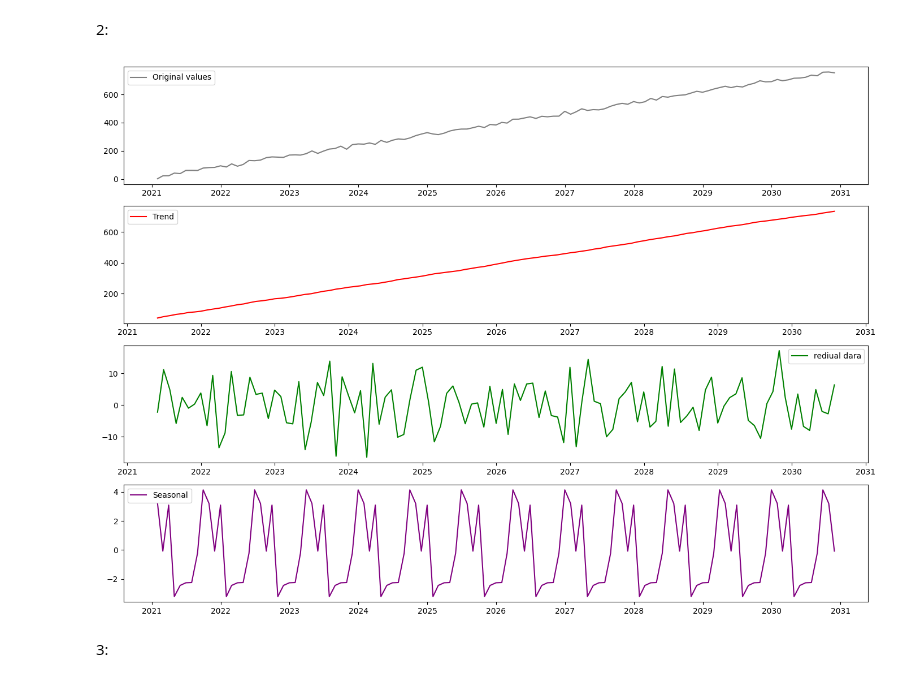
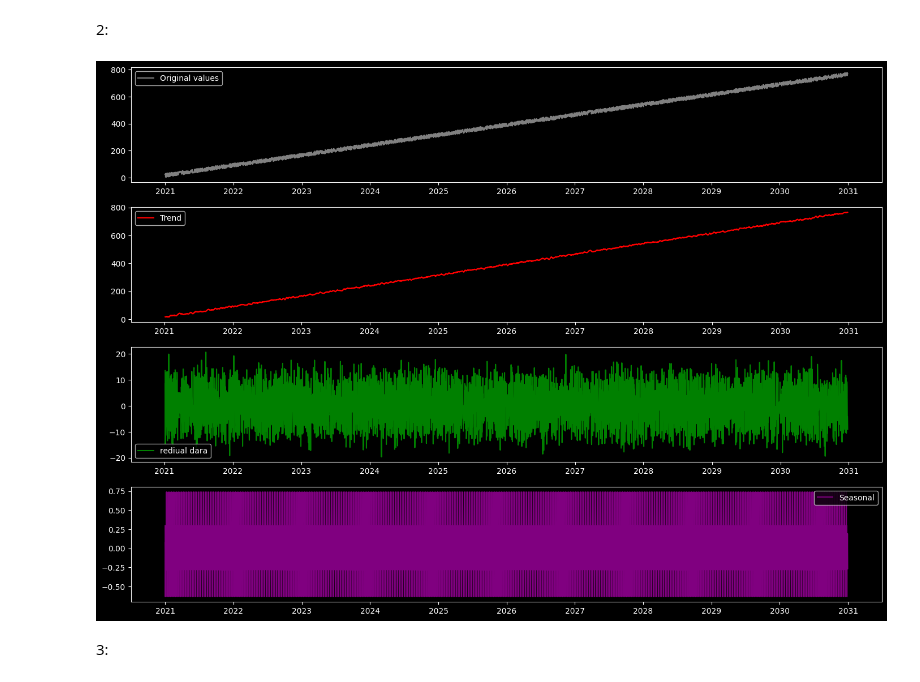
Before and after one commit to haroontrailblazer/EDA, a Jupyter notebook: Time series plots/opt.ipynb, the cells around one changed output. Cells and saved outputs as stored; diff of their text form; code cells hidden in the pictures.

Commit message:
plot colour changes

```diff
--- a/Time series plots/opt.ipynb
+++ b/Time series plots/opt.ipynb
@@ -5,26 +5,31 @@ import pandas as pd
 import matplotlib.pyplot as pt
 import numpy as np
 import seaborn as sp
+
 #creating a date from 01-01-2021 to 30-12-2030
 #the data dosen't contains any noise you easily visualize an positive linear trend in it
 date=pd.date_range(start='01-01-21',end='30-12-30',freq='M')
+
 #creating a valus column with parallel to date range
 values=np.linspace(1,750,len(date))
 ip=values+np.random.random_integers(1,40,len(date))
 df=pd.DataFrame({'date':date,'values':ip})
+
 #creating seperate column for year,day,month
 df['year']=df['date'].dt.year
 df['day']=df['date'].dt.day
 df['month']=df['date'].dt.month
 print(df)
 df.info()
+
+pt.style.use('dark_background')
 pt.plot(df['date'],df['values'],linestyle='-',marker='o',color='red',label='trends')
 pt.title('time series analysis')
 pt.xlabel('date')
 pt.ylabel('values')
 pt.legend()
 pt.show()
-sp.set_style='whitegrid'
+
 sp.lineplot(x=df['date'],y=df['values'],label='trends')
 pt.title('time series analysis')
 pt.xlabel('date')
@@ -57,39 +62,45 @@ memory usage: 3.4 KB
 import pandas as pd
 import matplotlib.pyplot as pt
 import numpy as np
-import seaborn as sp
 from statsmodels.tsa.seasonal import seasonal_decompose
+
 #creating a date from 01-01-2021 to 30-12-2030
 #the data dosen't contains any noise you easily visualize an positive linear trend in it
-date=pd.date_range(start='01-01-21',end='30-12-30',freq='m')
+date=pd.date_range(start='01-01-21',end='30-12-30',freq='D')
+
 #creating a valus column with parallel to date range
 values=np.linspace(1,750,len(date))
 ip=values+np.random.random_integers(1,30,len(date))
 df=pd.DataFrame({'date':date,'values':ip})
+
+#Seasonal decomposition
 s=seasonal_decompose(df["values"],model='additive',period=9)
 e=s.resid
 t=s.trend
 s=s.seasonal
+
+#plotting the data
+pt.style.use('dark_background')
 pt.figure(figsize=(14,10))
 pt.subplot(411)
 pt.plot(df['date'],df['values'],label='Original values',color='grey')
 pt.legend()
 
 pt.subplot(412)
 pt.plot(df['date'],t,label='Trend',color='red')
 pt.legend()
 
 pt.subplot(413)
 pt.plot(df['date'],e,label='rediual dara',color='green')
 pt.legend()
 
 pt.subplot(414)
 pt.plot(df['date'],s,label='Seasonal',color='purple')
 pt.legend()
 pt.tight_layout()
 pt.show()
 # %% [output]
-[figure, old version]
+[figure, new version]
 # %% [markdown]
 3:
 # %%
```
Also changed, not shown: parts of 6 cells of this notebook, 11 other files.
